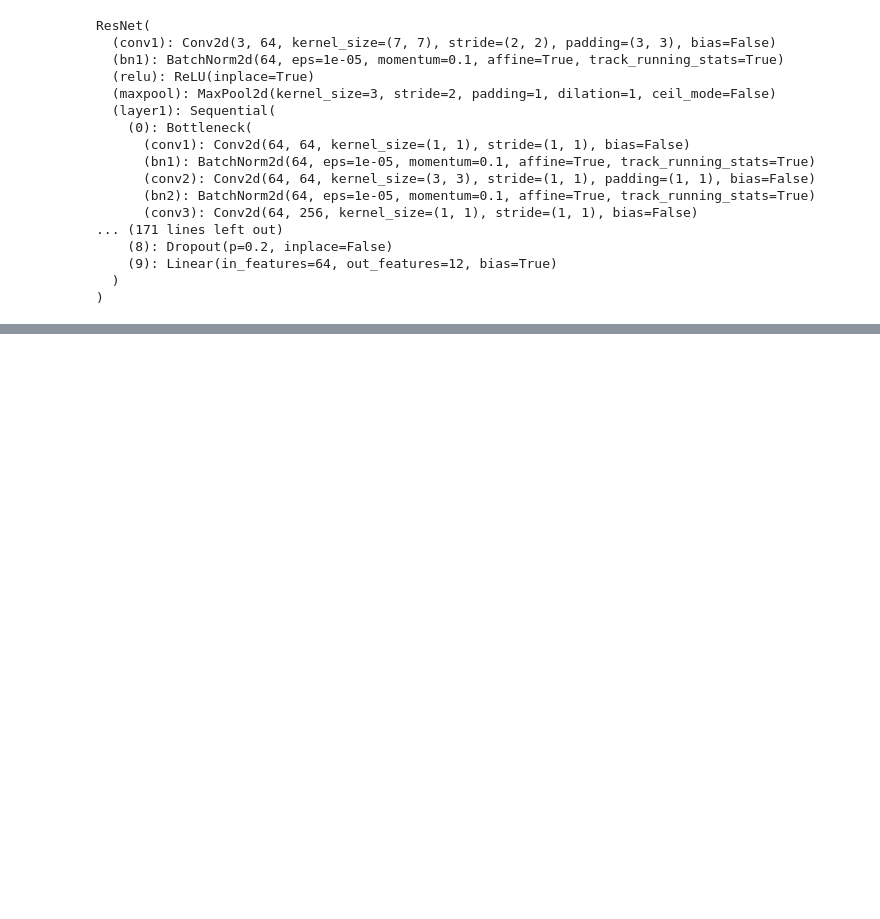
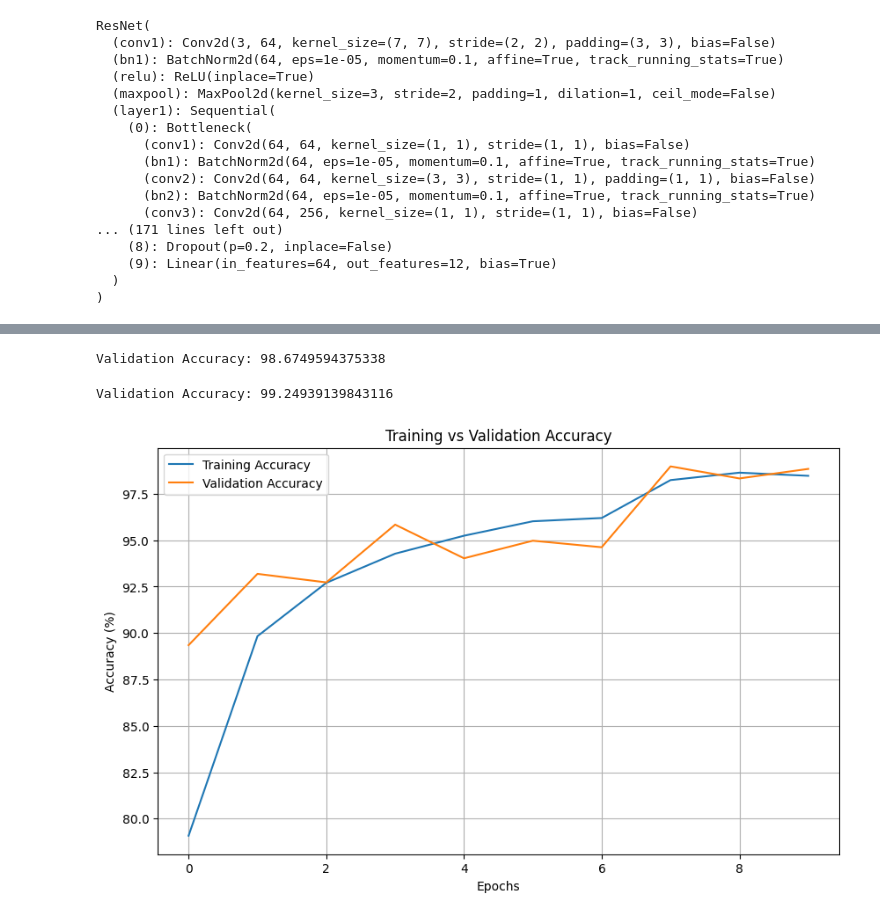
Before and after one commit to SandeepMuhal88/Fine_Tuning_In_Deep_learning, a Jupyter notebook: Experiment_01/EXP_02.ipynb, the cells around one changed output, grey strips where cells are left out. Cells and saved outputs as stored; diff of their text form; code cells hidden in the pictures; blank space fills up the shorter version.

Commit message:
Update the code and Train model and achieve 98 percentage accuarcy

```diff
--- a/Experiment_01/EXP_02.ipynb
+++ b/Experiment_01/EXP_02.ipynb
@@ -327,0 +449,50 @@ Epoch: 10 , Loss: 0.004524090377609879
+# %%
+model.eval()
+correct = 0
+total = 0
+
+with torch.no_grad():
+    for X, y in val_loader:
+        # MOve the data to the same device as the model
+        X = X.to(device)
+        y = y.to(device)
+        outputs = model(X)
+        _, predicted = torch.max(outputs, 1)
+        total += y.size(0)
+        correct += (predicted == y).sum().item()
+
+accuracy = 100 * correct / total
+print("Validation Accuracy:", accuracy)
+# %% [output]
+Validation Accuracy: 98.6749594375338
+# %%
+model.eval()
+correct = 0
+total = 0
+
+with torch.no_grad():
+    for X, y in train_loader:
+        # MOve the data to the same device as the model
+        X = X.to(device)
+        y = y.to(device)
+        outputs = model(X)
+        _, predicted = torch.max(outputs, 1)
+        total += y.size(0)
+        correct += (predicted == y).sum().item()
+
+accuracy = 100 * correct / total
+print("Validation Accuracy:", accuracy)
+# %% [output]
+Validation Accuracy: 99.24939139843116
+# %%
+plt.figure(figsize=(10,6))
+plt.plot(train_acc_list, label='Training Accuracy')
+plt.plot(val_acc_list, label='Validation Accuracy')
+plt.xlabel('Epochs')
+plt.ylabel('Accuracy (%)')
+plt.title('Training vs Validation Accuracy')
+plt.legend()
+plt.grid(True)
+plt.show()
+# %% [output]
+[figure, added]
```
Also changed, not shown: parts of 9 cells of this notebook, 3 other files.
